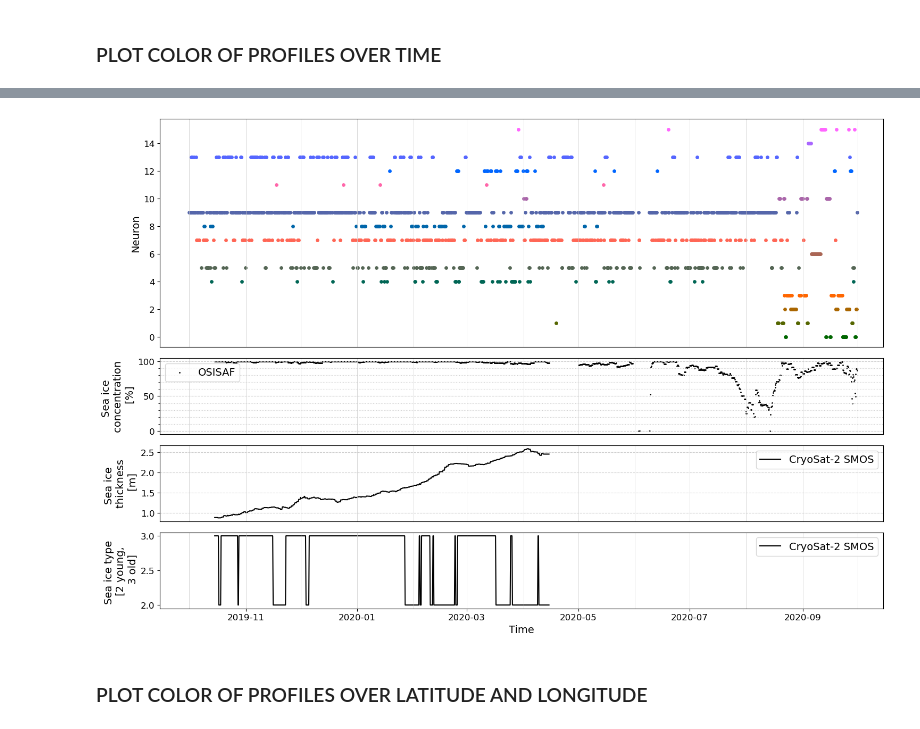
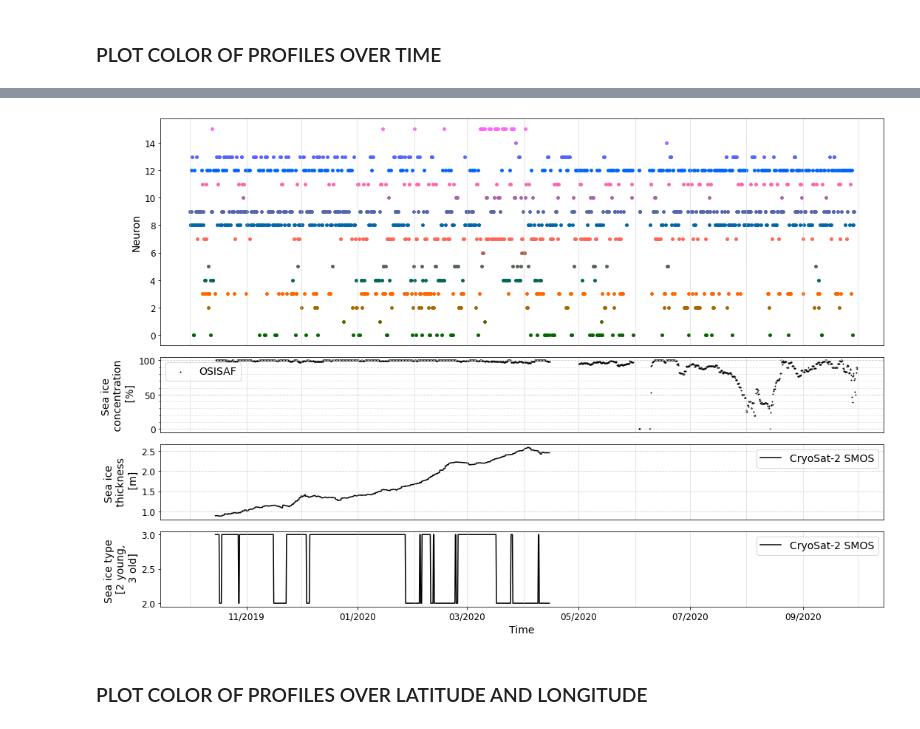
Before and after one commit to charrelju/M1_Internship_MET_Norway, a Jupyter notebook: ERA5_MOSAIC_SOM_TEMP.ipynb, the cells around one changed output, grey strips where cells are left out. Cells and saved outputs as stored; diff of their text form; code cells hidden in the pictures.

```diff
--- a/ERA5_MOSAIC_SOM_TEMP.ipynb
+++ b/ERA5_MOSAIC_SOM_TEMP.ipynb
@@ -84,3 +97,5 @@ nan values : 0
+# %%
+data = temp_bias_list
 # %% [markdown]
 ### SELF-ORGANIZING MAPS
 # %% [markdown]
@@ -90,8 +105,8 @@ x = 4
 y = 4
 input_len = len(data[1])
 iterations = 10000
-sigma = 0.3
-learning_rate = 0.18
+sigma = 0.2
+learning_rate = 0.2
 # %% [markdown]
 #### Train and plot SOM
 # %%
@@ -120,7 +137,7 @@ def train_som(x, y, input_len, sigma, learning_rate):
 #### Load SOM
 # %%
 path_som = '/lustre/storeB/users/justinec/master_internship/data/SOM/'
-with open(path_som + 'som_era5_mosaic_bias_temp.p', 'rb') as infile:
+with open(path_som + 'som_era5_mosaic_bias_temp_clear_4x4.p', 'rb') as infile:
     som = pickle.load(infile)
 # %% [markdown]
 #### Verify that neurons are relatively close from eachothers
@@ -341,6 +361,9 @@ for i in range(0,x):
 # Sea ice data
 path_sea_ice = '/lustre/storeB/users/justinec/master_internship/data/SEA_ICE/'
 df = pd.read_csv(path_sea_ice+'Sea_ice_data_from_satellites.txt', sep='\t')
-dates=[]
-for i in range(0,len(df['date'])) :
-    dates.append(datetime.datetime.strptime(str(df['date'][i]), '%Y%m%d%H%M%S'))
+
+def format_date(x):
+    return datetime.datetime.strptime(str(x), '%Y%m%d%H%M%S')
+
+df['date'] = df['date'].map(format_date)
+df = df.set_index('date')
@@ -359,40 +399,41 @@ axs[0].set_ylabel('Neuron')
 axs[0].set_xlim([datetime.date(2019, 9, 15), datetime.date(2020, 10, 15)])
 axs[0].set_xticks([])
 
-axs[1].scatter(dates, df['sea_ice_concentration_osi[%]'], s=1, color='k', label='OSISAF')
+axs[1].scatter(df.index, df['sea_ice_concentration_osi[%]'], s=1, color='k', label='OSISAF')
 axs[1].set_ylabel('Sea ice \n concentration \n [%]')
 axs[1].set_xlim([datetime.date(2019, 9, 15), datetime.date(2020, 10, 15)])
 axs[1].set_xticks([])
 axs[1].legend(fontsize='14')
 axs[1].yaxis.set_minor_locator(AutoMinorLocator(5))
 axs[1].yaxis.grid(which='major', color='#CCCCCC', linestyle='--')
 axs[1].yaxis.grid(which='minor', color='#CCCCCC', linestyle=':')
 
-axs[2].plot(dates, df['sea_ice_thickness[m]'], 'k', label='CryoSat-2 SMOS')
+axs[2].plot(df.index, df['sea_ice_thickness[m]'], 'k', label='CryoSat-2 SMOS')
 axs[2].set_xlim([datetime.date(2019, 9, 15), datetime.date(2020, 10, 15)])
 axs[2].set_ylabel('Sea ice \n thickness \n [m]')
 axs[2].set_xticks([])
 axs[2].legend(fontsize='14')
 axs[2].yaxis.set_minor_locator(AutoMinorLocator(0.1))
 axs[2].yaxis.grid(which='major', color='#CCCCCC', linestyle='--')
 axs[2].yaxis.grid(which='minor', color='#CCCCCC', linestyle=':')
 
-axs[3].plot(dates, df['sea_ice_type[2 young, 3 old]'], 'k', label='CryoSat-2 SMOS')
+axs[3].plot(df.index, df['sea_ice_type[2 young, 3 old]'], 'k', label='CryoSat-2 SMOS')
 axs[3].set_xlim([datetime.date(2019, 9, 15), datetime.date(2020, 10, 15)])
 axs[3].set_ylabel('Sea ice type \n [2 young, \n 3 old]')
+axs[3].xaxis.set_major_formatter(dates.DateFormatter('%m/%Y'))
 axs[3].set_xlabel('Time')
 axs[3].legend(fontsize='14')
 
 months_date = pd.date_range('2019-09-01','2020-11-01' , freq='1M')-pd.offsets.MonthBegin(1)
 for i in range(0,4) :
     for j in range(0,14) :
         axs[i].axvline(months_date[j], color='#CCCCCC', linestyle='-', linewidth='0.5')
 
 fig.tight_layout()
 path_fig = '/lustre/storeB/users/justinec/master_internship/figures/era5_mosaic_SOM/'
-plt.savefig(path_fig+'ERA5_MOSAIC_bias_temp_'+str(x*y)+'_s'+str(sigma)+'_lt'+str(learning_rate)+'_i'+str(iterations)+'_timeserie.png',dpi=300)
+plt.savefig(path_fig+'ERA5_MOSAIC_bias_temp_clear'+str(x*y)+'_s'+str(sigma)+'_lt'+str(learning_rate)+'_i'+str(iterations)+'_timeserie.png',dpi=300)
 # %% [output]
-[figure, old version]
+[figure, new version]
 # %% [markdown]
 ### PLOT COLOR OF PROFILES OVER LATITUDE AND LONGITUDE
 # %%
```
Also changed, not shown: parts of 15 cells of this notebook, 6 other files.
